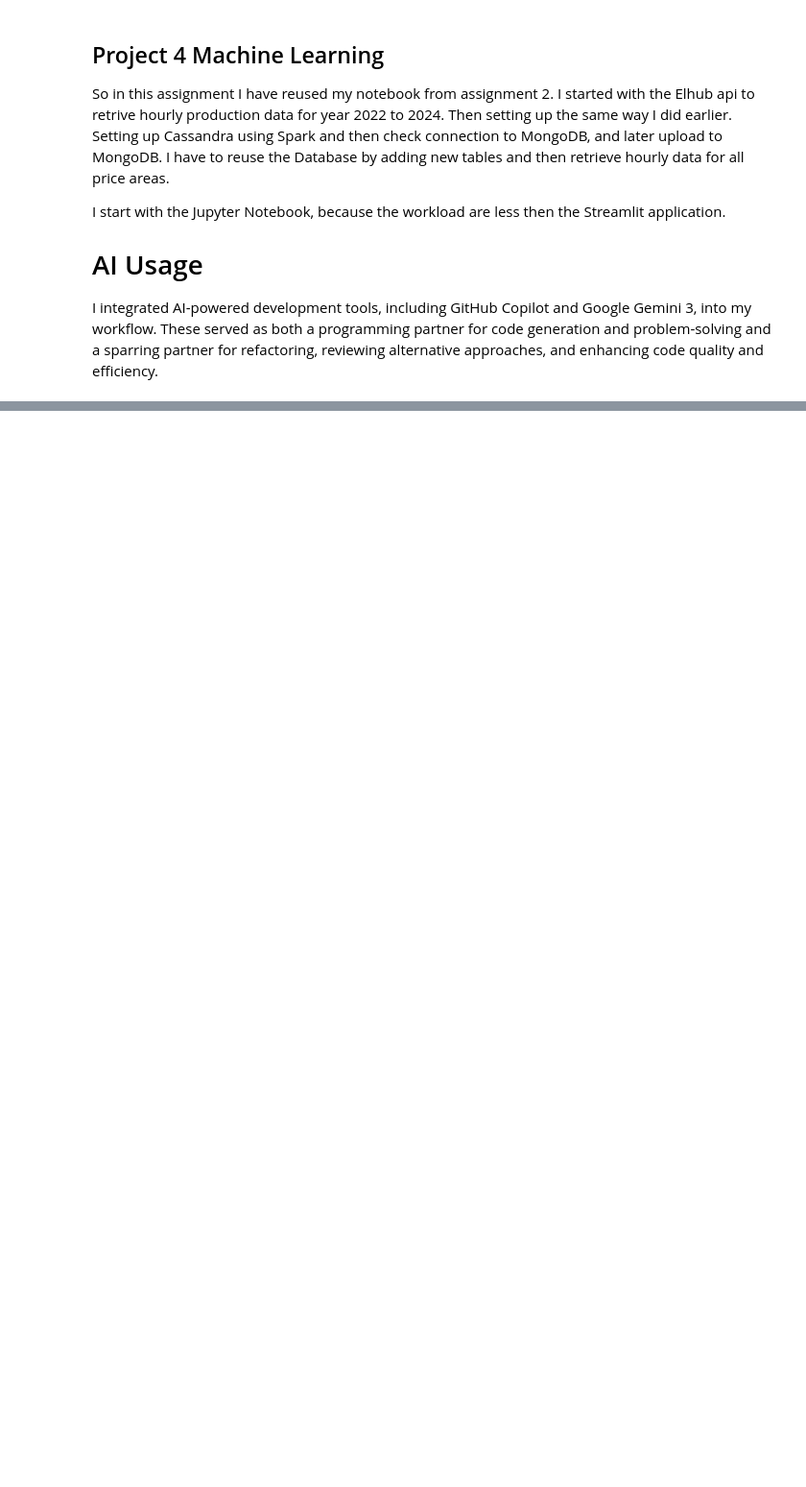
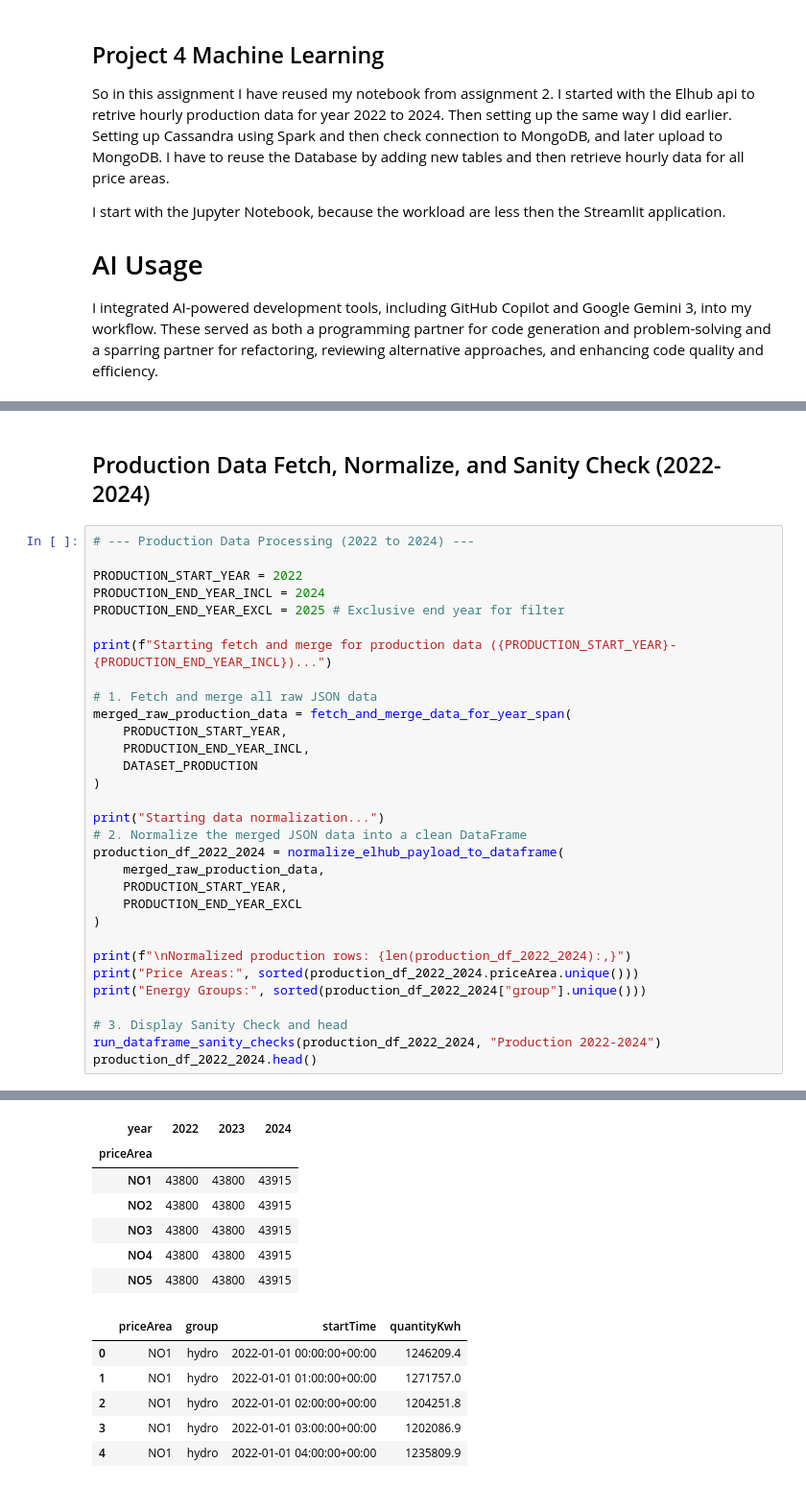
Before and after one commit to Ditto25/IND320-Steamlit-app1, a Jupyter notebook: project4.ipynb, the cells around one changed output, grey strips where cells are left out. Shown at 96% size. Saved outputs shown, nothing was run; the diff lists cells and outputs as text; blank space fills up the shorter version.

```diff
--- a/project4.ipynb
+++ b/project4.ipynb
@@ -527,0 +402,34 @@ print(f"✅ Features lagret til: {FEATURES_PATH}")
+# %% [markdown]
+## Production Data Fetch, Normalize, and Sanity Check (2022-2024)
+# %%
+# --- Production Data Processing (2022 to 2024) ---
+
+PRODUCTION_START_YEAR = 2022
+PRODUCTION_END_YEAR_INCL = 2024
+PRODUCTION_END_YEAR_EXCL = 2025 # Exclusive end year for filter
+
+print(f"Starting fetch and merge for production data ({PRODUCTION_START_YEAR}-{PRODUCTION_END_YEAR_INCL})...")
+
+# 1. Fetch and merge all raw JSON data
+merged_raw_production_data = fetch_and_merge_data_for_year_span(
+    PRODUCTION_START_YEAR,
+    PRODUCTION_END_YEAR_INCL,
+    DATASET_PRODUCTION
+)
+
+print("Starting data normalization...")
+# 2. Normalize the merged JSON data into a clean DataFrame
+production_df_2022_2024 = normalize_elhub_payload_to_dataframe(
+    merged_raw_production_data,
+    PRODUCTION_START_YEAR,
+    PRODUCTION_END_YEAR_EXCL
+)
+
+print(f"\nNormalized production rows: {len(production_df_2022_2024):,}")
+print("Price Areas:", sorted(production_df_2022_2024.priceArea.unique()))
+print("Energy Groups:", sorted(production_df_2022_2024["group"].unique()))
+
+# 3. Display Sanity Check and head
+run_dataframe_sanity_checks(production_df_2022_2024, "Production 2022-2024")
+production_df_2022_2024.head()
+# %% [output]
@@ -527,0 +453,13 @@ print(f"✅ Features lagret til: {FEATURES_PATH}")
+| year | 2022 | 2023 | 2024 |
+| priceArea |  |  |  |
+| NO1 | 43800 | 43800 | 43915 |
+| NO2 | 43800 | 43800 | 43915 |
+| NO3 | 43800 | 43800 | 43915 |
+| NO4 | 43800 | 43800 | 43915 |
+| NO5 | 43800 | 43800 | 43915 |
+|  | priceArea | group | startTime | quantityKwh |
+| 0 | NO1 | hydro | 2022-01-01 00:00:00+00:00 | 1246209.4 |
+| 1 | NO1 | hydro | 2022-01-01 01:00:00+00:00 | 1271757.0 |
+| 2 | NO1 | hydro | 2022-01-01 02:00:00+00:00 | 1204251.8 |
+| 3 | NO1 | hydro | 2022-01-01 03:00:00+00:00 | 1202086.9 |
+| 4 | NO1 | hydro | 2022-01-01 04:00:00+00:00 | 1235809.9 |
```
Also changed, not shown: parts of 39 cells of this notebook.
